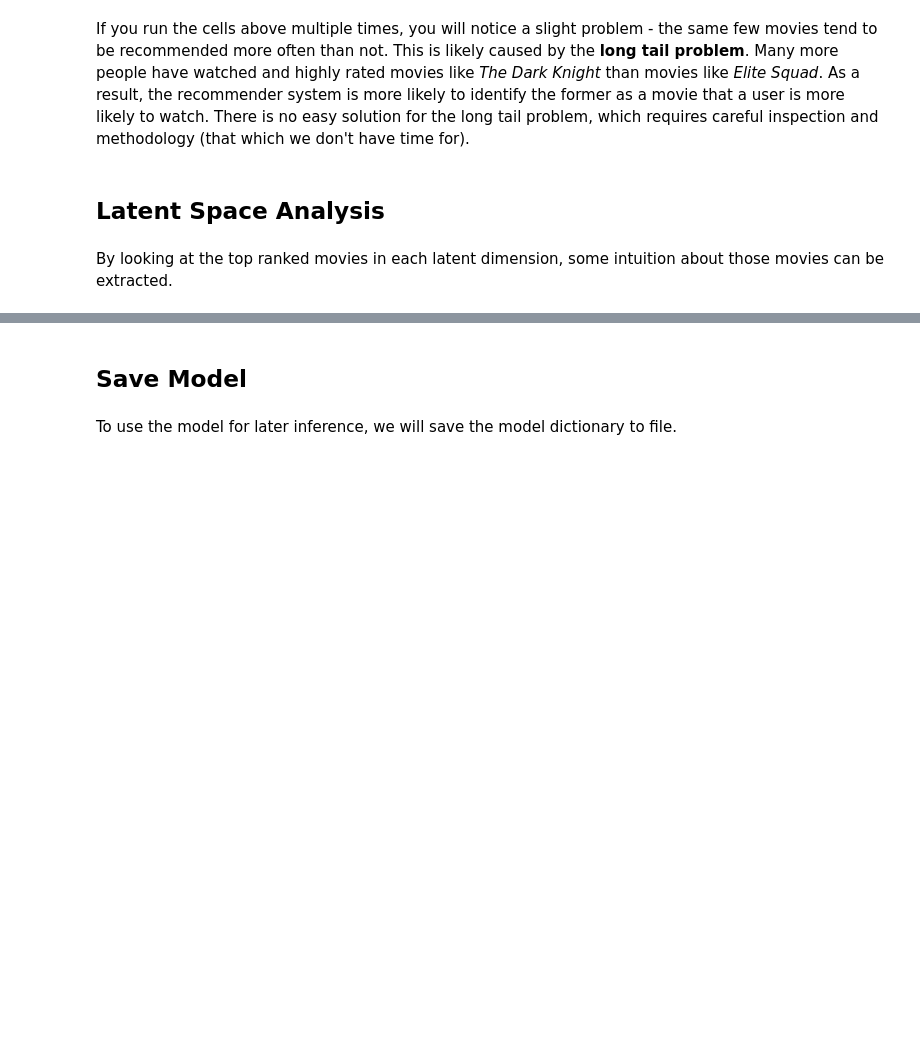
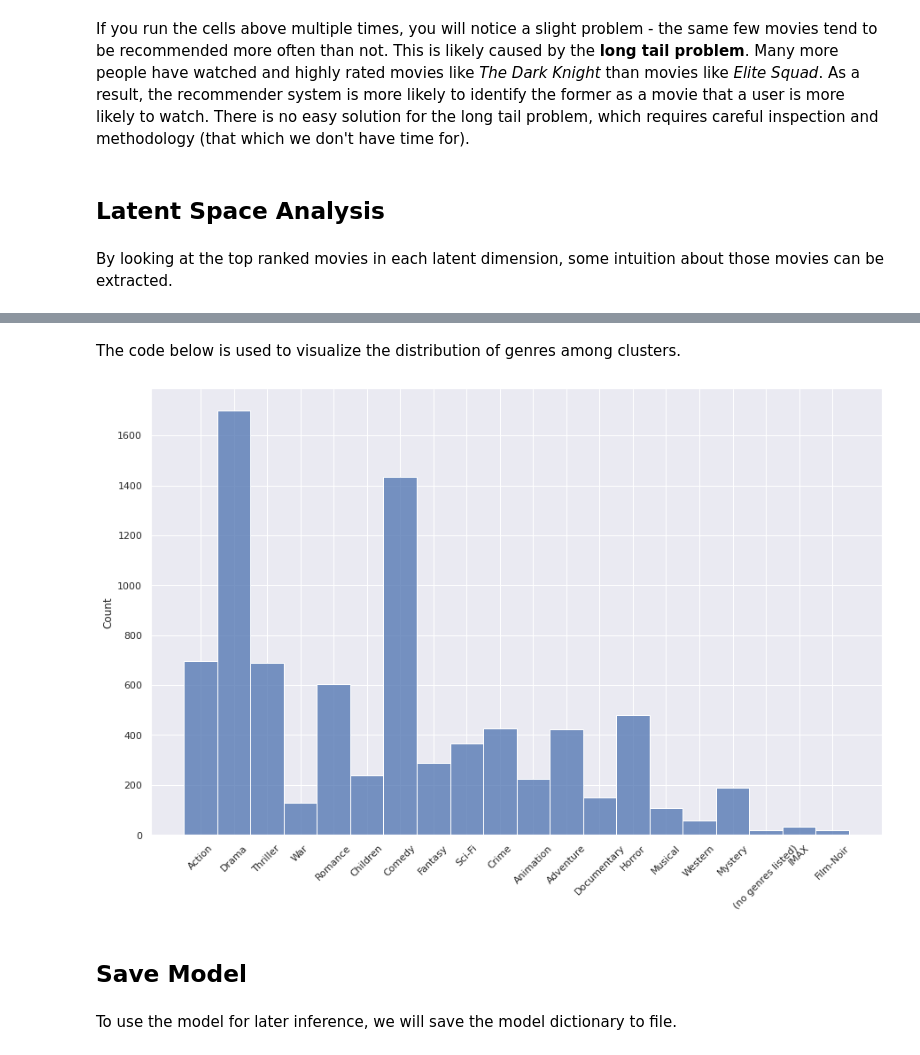
Before and after one commit to MichiganDataScienceTeam/W22-Movie-Recommendations, a Jupyter notebook: starter_code/matrixfac/asvd/torchsvd.ipynb, the cells around one changed output, grey strips where cells are left out. Saved outputs shown, nothing was run; the diff lists cells and outputs as text; code cells hidden in the pictures; blank space fills up the shorter version.

```diff
--- a/starter_code/matrixfac/asvd/torchsvd.ipynb
+++ b/starter_code/matrixfac/asvd/torchsvd.ipynb
@@ -27,3 +27,5 @@ path_to_new_data = None
+# %%
+path_to_new_data = "../../../data/ml-latest-small/data4_01.csv"
 # %% [markdown]
 ## Implementation
 # %% [markdown]
@@ -212,3 +236,28 @@ Try drawing conclusions from your observations here!
+# %%
+def get_movies(indices):
+    for idx in indices:
+        title = cleanedmovies[cleanedmovies["cleaned_mov_id"] == idx]["title"].iloc[0]
+        genre = movies[movies["title"] == title]["genres"].to_numpy()[0]
+        print(f"{title:<75} │ {genre:<25}")
+def get_genres_by_set(indices):
+    set = []
+    for idx in indices:
+        title = cleanedmovies[cleanedmovies["cleaned_mov_id"] == idx]["title"].iloc[0]
+        genre = movies[movies["title"] == title]["genres"].to_numpy()[0]
+        set.extend(genre.split("|"))
+    return set
+# %% [markdown]
+The code below is used to visualize the distribution of genres among clusters.
+# %%
+cluster_number = 1
+
+genres = get_genres_by_set(np.where(clusters == cluster_number)[0])
+sns.displot(genres)
+fig = plt.gcf()
+plt.xticks(rotation=45)
+fig.set_size_inches(15, 8)
+# %% [output]
+[figure, added]
 # %% [markdown]
 ## Save Model
 # %% [markdown]
```
Also changed, not shown: parts of 8 cells of this notebook.
